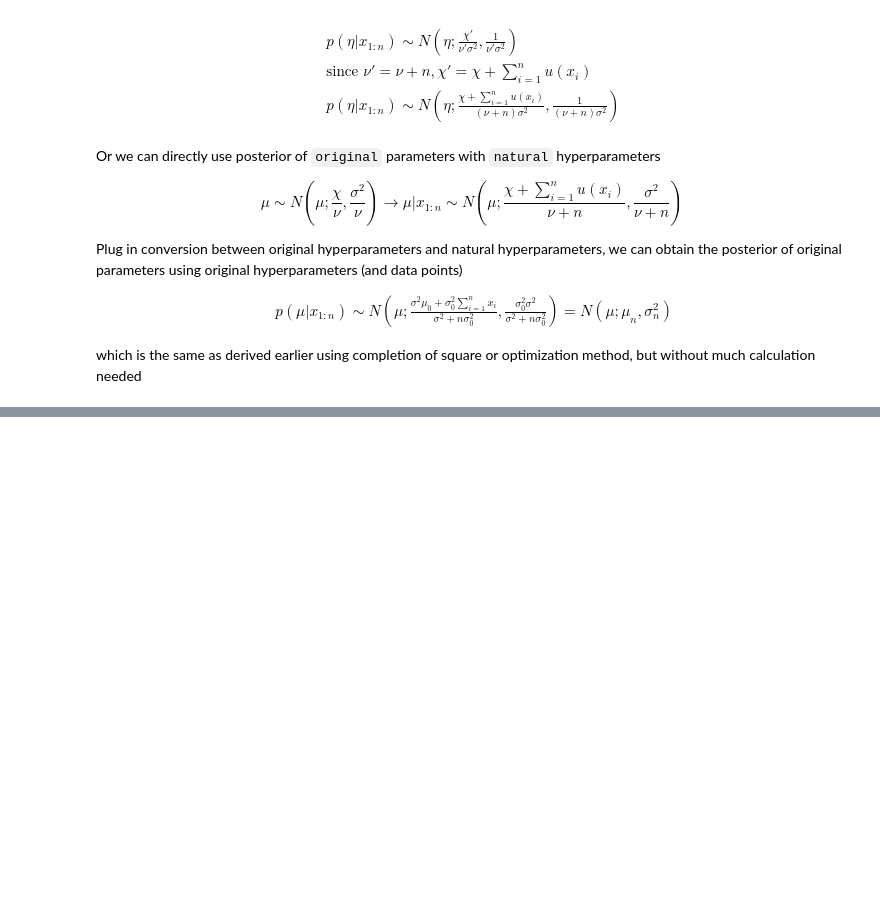
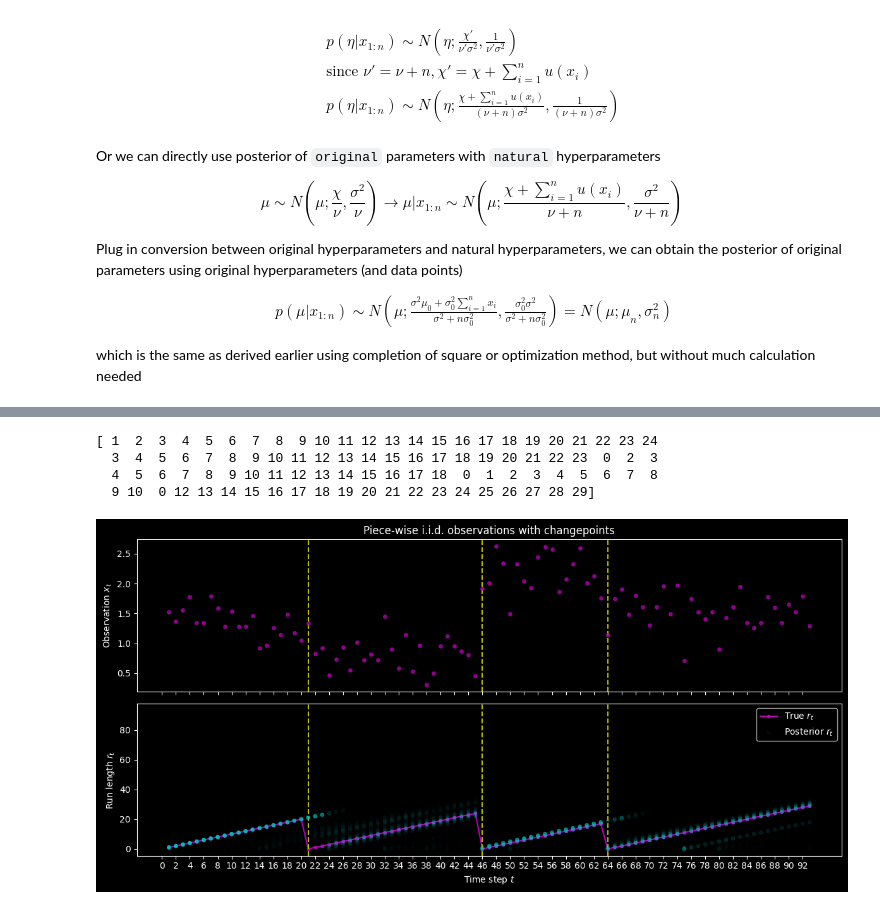
Before and after one commit to heyjianjing/time_series, a Jupyter notebook: ts_03_online_changepoint_detection.ipynb, the cells around one changed output, grey strips where cells are left out. Drawn from its saved outputs; the diff is of its cells as text; code cells hidden in the pictures; blank space fills up the shorter version.

```diff
--- a/ts_03_online_changepoint_detection.ipynb
+++ b/ts_03_online_changepoint_detection.ipynb
@@ -672,0 +761,46 @@ t=3 & \mu_3^0=\mu_0 & \mu_3^1=(\sigma_{3}^1)^2\left(\frac{\mu_2^0}{\left(\sigma_
+# %%
+def plot_data_with_posterior(x, r_true, post_rt, change_points=None):
+    T = len(x)
+    t_axis = np.arange(1, T + 1)
+
+    fig, ax = plt.subplots(2, 1, sharex=True, figsize=(12, 6))
+
+    ax[0].scatter(t_axis, x, c='m', s=15, alpha=0.7)
+    if change_points is not None:
+        for cp in change_points:
+            ax[0].axvline(cp, color='y', linestyle='--', zorder=-1)
+    ax[0].set_ylabel(r'Observation $x_t$')
+    ax[0].set_title('Piece‑wise i.i.d. observations with changepoints')
+
+    ax[1].plot(t_axis, r_true, 'm.-', label='True $r_t$', zorder=-1)
+    ts, rs, probs = [], [], []
+    for t in range(1, T + 1):
+        probs_t = post_rt[t, :t + 1]
+        for i, p in enumerate(probs_t):
+            ts.append(t)
+            rs.append(i)
+            probs.append(probs_t[i])
+    # use probs as alpha value in plotting
+    ax[1].scatter(ts, rs, c='c', s=15, alpha=probs, label='Posterior $r_t$')
+
+    if change_points is not None:
+        for cp in change_points:
+            ax[1].axvline(cp, color='y', linestyle='--', zorder=-1)
+
+    ax[1].set_ylabel(r'Run length $r_t$')
+    ax[1].set_xlabel('Time step $t$')
+    ax[1].set_xticks(np.arange(0, len(x) + 1, 2))
+    # ax[1].set_ylim(-0.5, r_true.max() + 1)
+    ax[1].legend(loc='upper right')
+
+    fig.tight_layout()
+    plt.show()
+
+print(np.argmax(post_rt[1:], axis=1))
+plot_data_with_posterior(data_x, data_r, post_rt, change_points=data_cp)
+# %% [output]
+[ 1  2  3  4  5  6  7  8  9 10 11 12 13 14 15 16 17 18 19 20 21 22 23 24
+  3  4  5  6  7  8  9 10 11 12 13 14 15 16 17 18 19 20 21 22 23  0  2  3
+  4  5  6  7  8  9 10 11 12 13 14 15 16 17 18  0  1  2  3  4  5  6  7  8
+  9 10  0 12 13 14 15 16 17 18 19 20 21 22 23 24 25 26 27 28 29]
+[figure, added]
```
Also changed, not shown: parts of 28 cells of this notebook.
